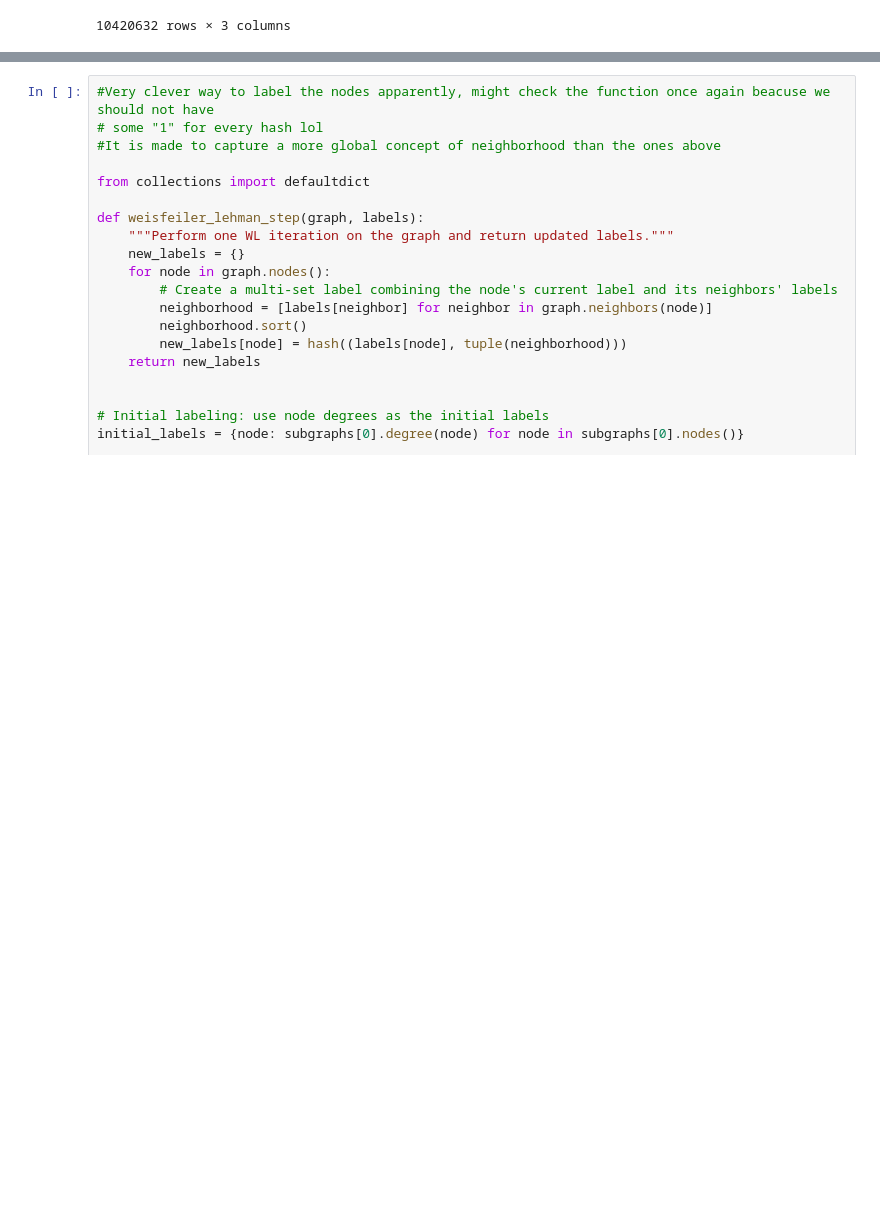
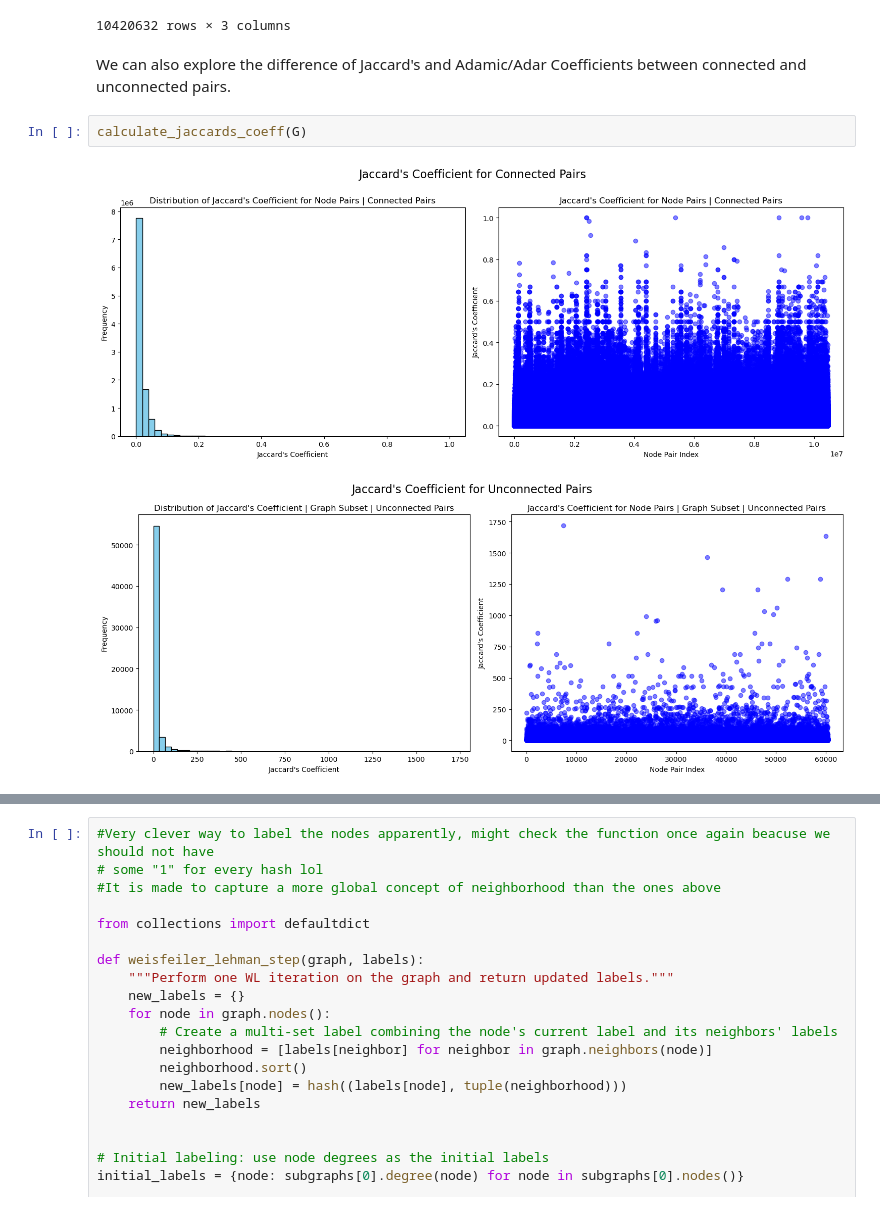
Before and after one commit to angelpras/epfl_ADA_project, a Jupyter notebook: results.ipynb, the cells around one changed output, grey strips where cells are left out. Cells and saved outputs as stored; diff of their text form; blank space fills up the shorter version.

```diff
--- a/results.ipynb
+++ b/results.ipynb
@@ -344,3 +358,10 @@ df_adamic
 | 5823196 | Forrest_Gump | Aye-aye | 0.000000 |
 | 0 | Bohor_Reedbuck | Neptune | 0.000000 |
 10420632 rows × 3 columns
+# %% [markdown]
+We can also explore the difference of Jaccard's and Adamic/Adar Coefficients between connected and unconnected pairs.
+# %%
+calculate_jaccards_coeff(G)
+# %% [output]
+[figure, added]
+[figure, added]
```
Also changed, not shown: parts of 13 cells of this notebook, 1 other file.
